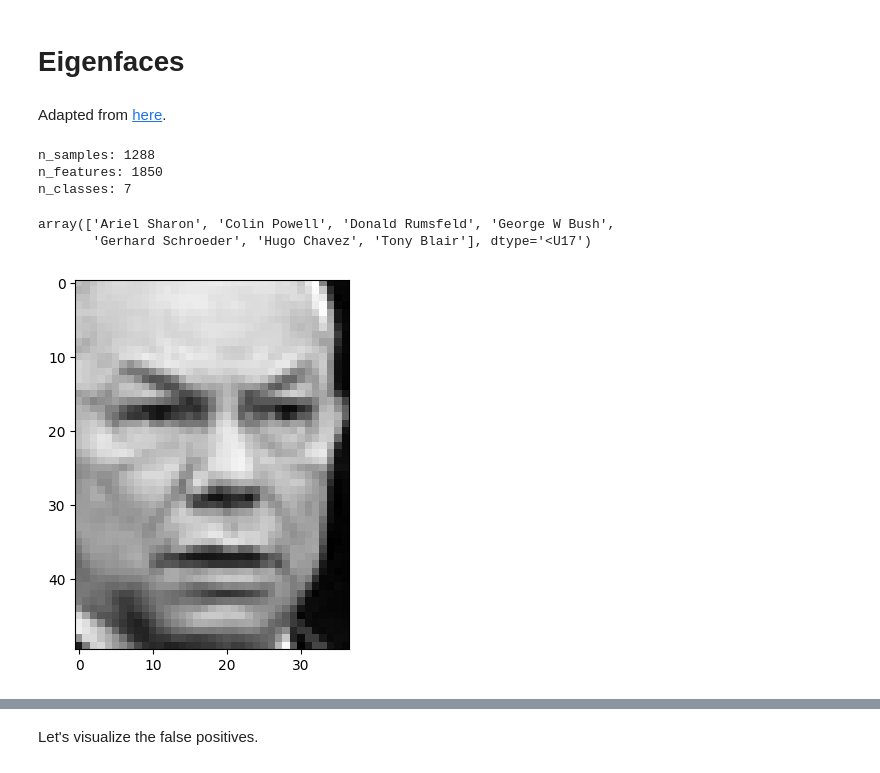
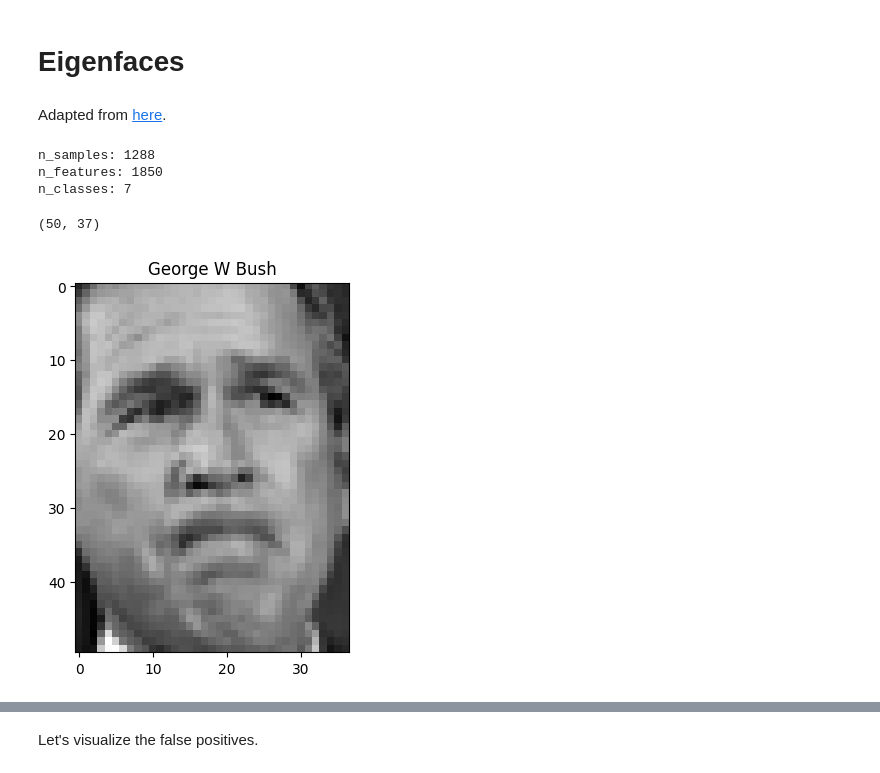
Before and after one commit to MaxHalford/data-science-tutorials, a Jupyter notebook: data-mining/finding-structure/pca-faces.ipynb, the cells around one changed output, grey strips where cells are left out. Saved outputs shown, nothing was run; the diff lists cells and outputs as text; code cells hidden in the pictures.

```diff
--- a/data-mining/finding-structure/pca-faces.ipynb
+++ b/data-mining/finding-structure/pca-faces.ipynb
@@ -1,7 +1,7 @@
 # %% [markdown]
 # Eigenfaces
 # %% [markdown]
-Adapted from [here](https://scikit-learn.org/stable/auto_examples/applications/plot_face_recognition.html#sphx-glr-auto-examples-applications-plot-face-recognition-py).
+Adapted from [here](https://scikit-learn.org/stable/auto_examples/applications/plot_face_recognition.html).
 # %%
 from sklearn import datasets
 
@@ -27,19 +27,19 @@ print("n_classes: %d" % n_classes)
 n_samples: 1288
 n_features: 1850
 n_classes: 7
-# %%
-lfw_people['target_names']
-# %% [output]
-array(['Ariel Sharon', 'Colin Powell', 'Donald Rumsfeld', 'George W Bush',
-       'Gerhard Schroeder', 'Hugo Chavez', 'Tony Blair'], dtype='<U17')
+# %%
+lfw_people.images[random_idx].shape
+# %% [output]
+(50, 37)
 # %%
 import random
 import matplotlib.pyplot as plt
 
 random_idx = random.randint(0, n_samples)
 plt.imshow(lfw_people.images[random_idx].reshape((h, w)), cmap=plt.cm.gray);
+plt.title(target_names[lfw_people.target[random_idx]]);
 # %% [output]
-[figure, old version]
+[figure, new version]
 # %%
 from sklearn import model_selection
 
```
Also changed, not shown: parts of 11 cells of this notebook, 16 other files.
